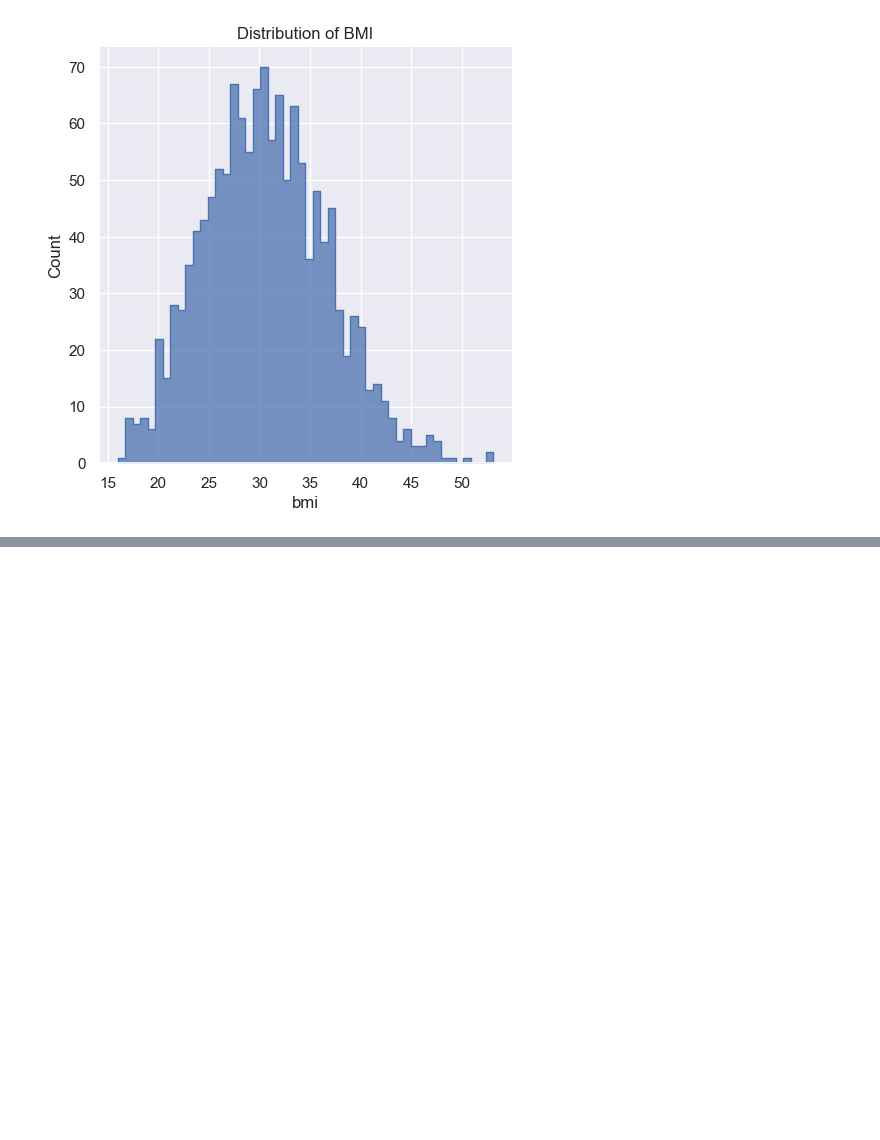
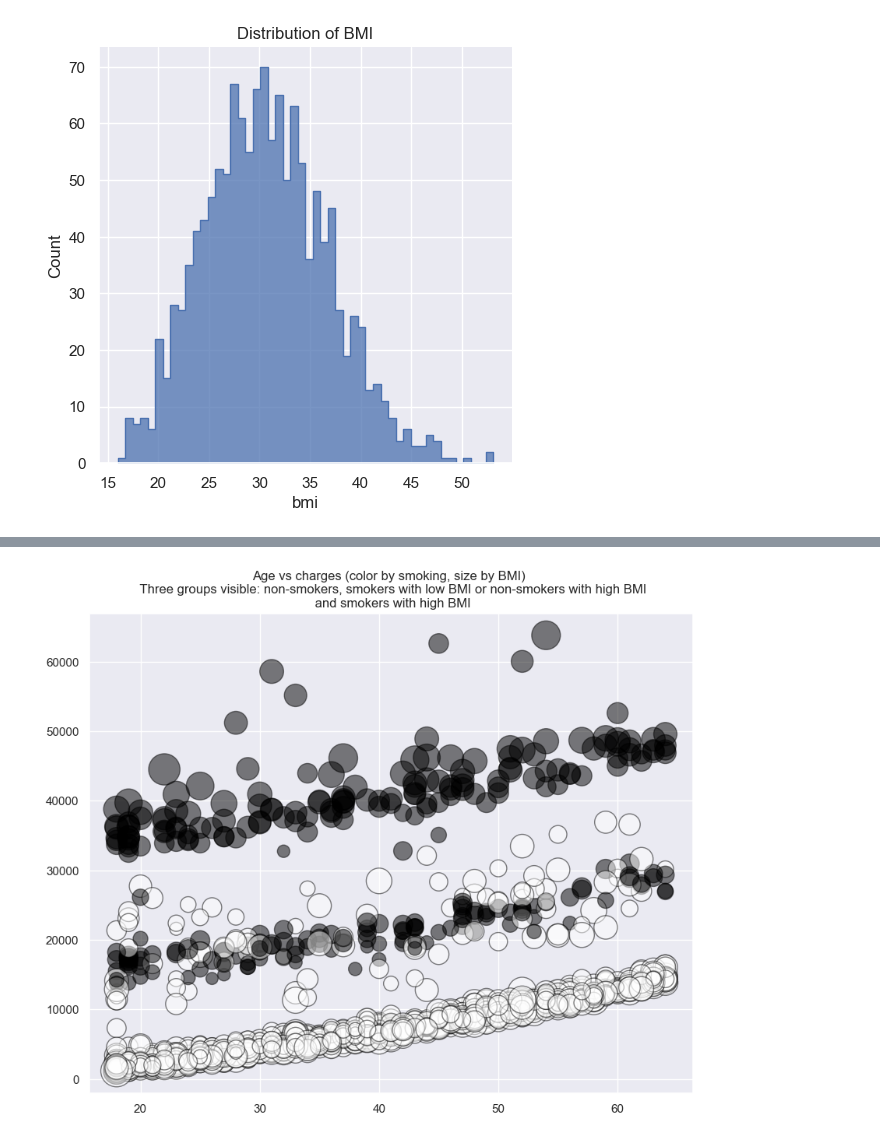
Before and after one commit to infoshareacademy/JDSZR11-DatA_Team, a Jupyter notebook: preprocessing.ipynb, the cells around one changed output, grey strips where cells are left out. Cells and saved outputs as stored; diff of their text form; code cells hidden in the pictures; blank space fills up the shorter version.

```diff
--- a/preprocessing.ipynb
+++ b/preprocessing.ipynb
@@ -254,0 +261,8 @@ plt.show()
+# %%
+plt.scatter(df['age'], df['charges'], c=df['smoker'], cmap='gist_yarg', s=df["bmi"]**1.7, alpha=0.5, edgecolors='Black')
+plt.title('Age vs charges (color by smoking, size by BMI) \n Three groups visible: non-smokers, \
+smokers with low BMI or non-smokers with high BMI\
+\n and smokers with high BMI')
+plt.show()
+# %% [output]
+[figure, added]
```
Also changed, not shown: parts of 2 cells of this notebook.
